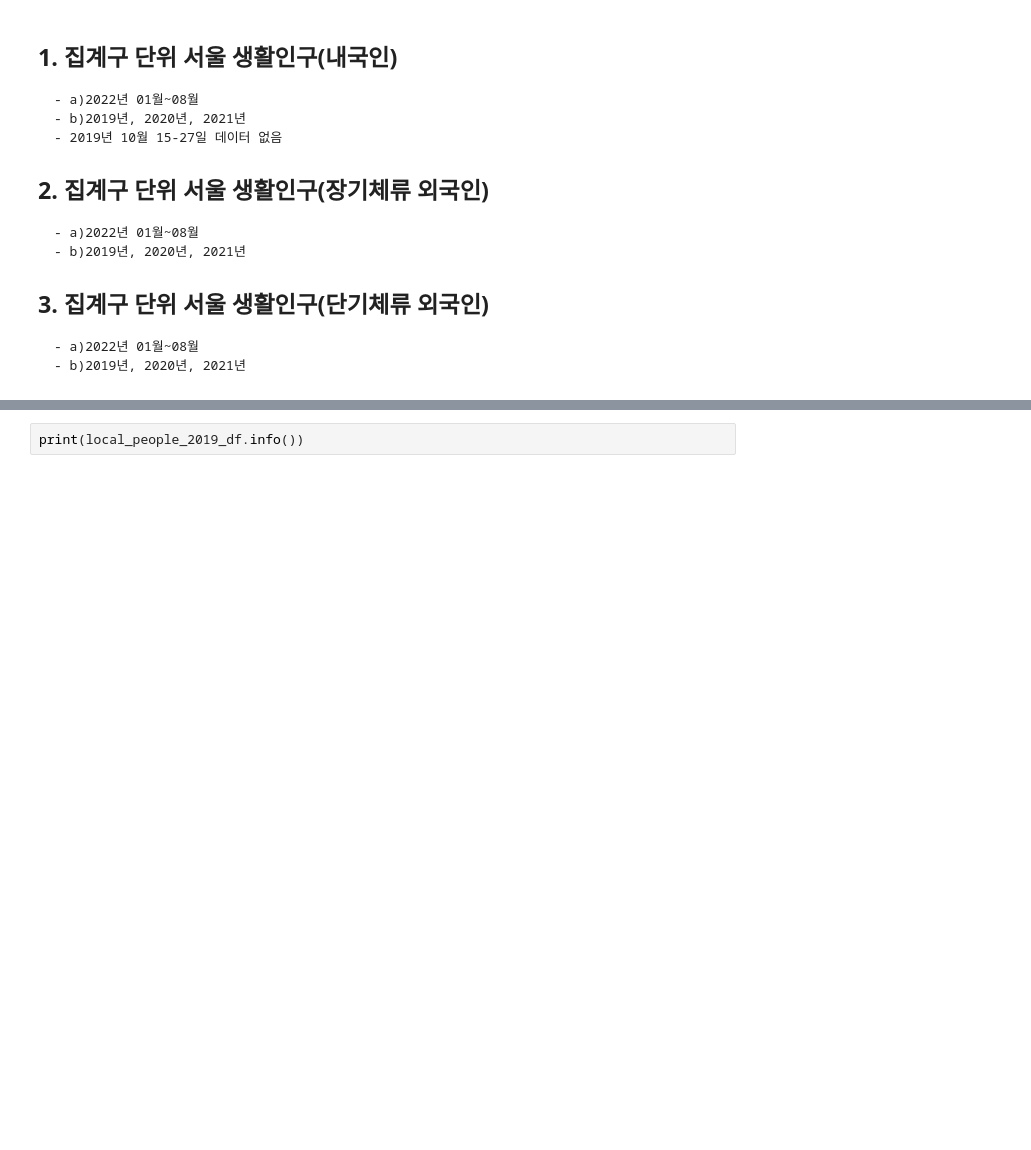
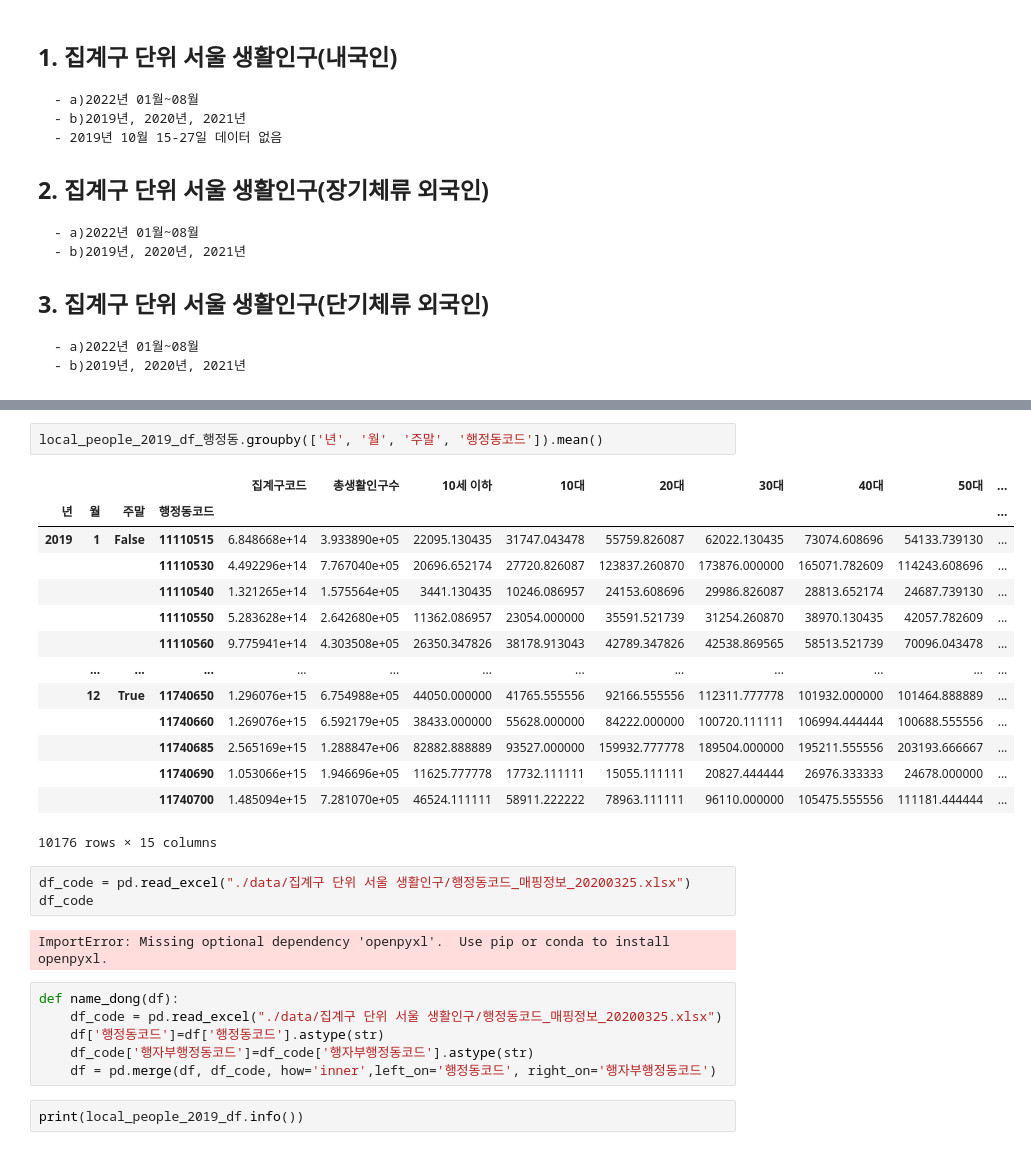
Before and after one commit to syshin0116/Dacon, a Jupyter notebook: code/서울시 집계구단위 생활인구.ipynb, the cells around one changed output, grey strips where cells are left out. Saved outputs shown, nothing was run; the diff lists cells and outputs as text; blank space fills up the shorter version.

```diff
--- a/code/서울시 집계구단위 생활인구.ipynb
+++ b/code/서울시 집계구단위 생활인구.ipynb
@@ -177,3 +225,31 @@ def monthly_average
+# %%
+local_people_2019_df_행정동.groupby(['년', '월', '주말', '행정동코드']).mean()
+# %% [output]
+|  |  |  |  | 집계구코드 | 총생활인구수 | 10세 이하 | 10대 | 20대 | 30대 | 40대 | 50대 | ... |
+| 년 | 월 | 주말 | 행정동코드 |  |  |  |  |  |  |  |  | ... |
+| 2019 | 1 | False | 11110515 | 6.848668e+14 | 3.933890e+05 | 22095.130435 | 31747.043478 | 55759.826087 | 62022.130435 | 73074.608696 | 54133.739130 | ... |
+|  |  |  | 11110530 | 4.492296e+14 | 7.767040e+05 | 20696.652174 | 27720.826087 | 123837.260870 | 173876.000000 | 165071.782609 | 114243.608696 | ... |
+|  |  |  | 11110540 | 1.321265e+14 | 1.575564e+05 | 3441.130435 | 10246.086957 | 24153.608696 | 29986.826087 | 28813.652174 | 24687.739130 | ... |
+|  |  |  | 11110550 | 5.283628e+14 | 2.642680e+05 | 11362.086957 | 23054.000000 | 35591.521739 | 31254.260870 | 38970.130435 | 42057.782609 | ... |
+|  |  |  | 11110560 | 9.775941e+14 | 4.303508e+05 | 26350.347826 | 38178.913043 | 42789.347826 | 42538.869565 | 58513.521739 | 70096.043478 | ... |
+|  | ... | ... | ... | ... | ... | ... | ... | ... | ... | ... | ... | ... |
+|  | 12 | True | 11740650 | 1.296076e+15 | 6.754988e+05 | 44050.000000 | 41765.555556 | 92166.555556 | 112311.777778 | 101932.000000 | 101464.888889 | ... |
+|  |  |  | 11740660 | 1.269076e+15 | 6.592179e+05 | 38433.000000 | 55628.000000 | 84222.000000 | 100720.111111 | 106994.444444 | 100688.555556 | ... |
+|  |  |  | 11740685 | 2.565169e+15 | 1.288847e+06 | 82882.888889 | 93527.000000 | 159932.777778 | 189504.000000 | 195211.555556 | 203193.666667 | ... |
+|  |  |  | 11740690 | 1.053066e+15 | 1.946696e+05 | 11625.777778 | 17732.111111 | 15055.111111 | 20827.444444 | 26976.333333 | 24678.000000 | ... |
+|  |  |  | 11740700 | 1.485094e+15 | 7.281070e+05 | 46524.111111 | 58911.222222 | 78963.111111 | 96110.000000 | 105475.555556 | 111181.444444 | ... |
+10176 rows × 15 columns
+# %%
+df_code = pd.read_excel("./data/집계구 단위 서울 생활인구/행정동코드_매핑정보_20200325.xlsx")
+df_code
+# %% [output]
+ImportError: Missing optional dependency 'openpyxl'.  Use pip or conda to install openpyxl.
+# %%
+def name_dong(df):
+    df_code = pd.read_excel("./data/집계구 단위 서울 생활인구/행정동코드_매핑정보_20200325.xlsx")
+    df['행정동코드']=df['행정동코드'].astype(str)
+    df_code['행자부행정동코드']=df_code['행자부행정동코드'].astype(str)
+    df = pd.merge(df, df_code, how='inner',left_on='행정동코드', right_on='행자부행정동코드')
 # %%
 print(local_people_2019_df.info())
 # %% [output]
```
Also changed, not shown: parts of 22 cells of this notebook, 2 other files.
